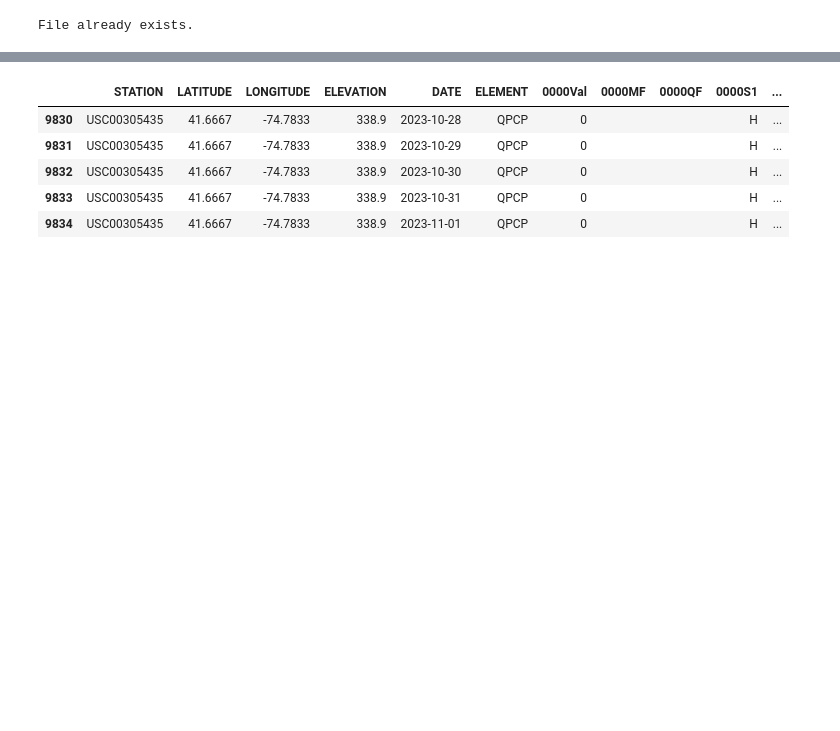
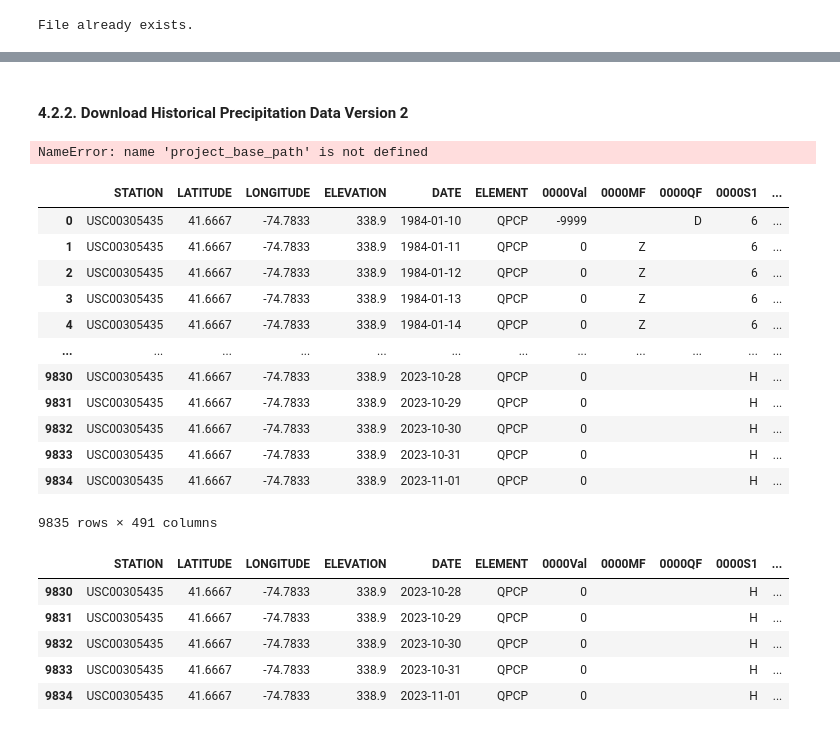
Before and after one commit to vpalvesalan/Unit-Hydrograph-Model, a Jupyter notebook: notebooks/data download/data_download.ipynb, the cells around one changed output, grey strips where cells are left out. Drawn from its saved outputs; the diff is of its cells as text; code cells hidden in the pictures; blank space fills up the shorter version.

Commit message:
Download precip historical data

```diff
--- a/notebooks/data download/data_download.ipynb
+++ b/notebooks/data download/data_download.ipynb
@@ -432,2 +480,28 @@ File already exists.
+# %% [markdown]
+#### 4.2.2. Download Historical Precipitation Data Version 2
+# %%
+# Load metada for historical precipitation file version 2
+precip_v2_metada_path = project_base_path / 'data/clean/json/precip_stations_v2_codes.json'
+with open(precip_v2_metada_path, 'r') as file:
+    precip_v2_metada = json.load(file)
+precip_v2_metada
+# %% [output]
+NameError: name 'project_base_path' is not defined
 # %%
 USC00305435 = pd.read_csv('https://www1.ncdc.noaa.gov/pub/data/hpd/auto/v2/beta/15min/all_csv/USC00305435.15m.csv')
+# %%
+USC00305435
+# %% [output]
+|  | STATION | LATITUDE | LONGITUDE | ELEVATION | DATE | ELEMENT | 0000Val | 0000MF | 0000QF | 0000S1 | ... |
+| 0 | USC00305435 | 41.6667 | -74.7833 | 338.9 | 1984-01-10 | QPCP | -9999 |  | D | 6 | ... |
+| 1 | USC00305435 | 41.6667 | -74.7833 | 338.9 | 1984-01-11 | QPCP | 0 | Z |  | 6 | ... |
+| 2 | USC00305435 | 41.6667 | -74.7833 | 338.9 | 1984-01-12 | QPCP | 0 | Z |  | 6 | ... |
+| 3 | USC00305435 | 41.6667 | -74.7833 | 338.9 | 1984-01-13 | QPCP | 0 | Z |  | 6 | ... |
+| 4 | USC00305435 | 41.6667 | -74.7833 | 338.9 | 1984-01-14 | QPCP | 0 | Z |  | 6 | ... |
+| ... | ... | ... | ... | ... | ... | ... | ... | ... | ... | ... | ... |
+| 9830 | USC00305435 | 41.6667 | -74.7833 | 338.9 | 2023-10-28 | QPCP | 0 |  |  | H | ... |
+| 9831 | USC00305435 | 41.6667 | -74.7833 | 338.9 | 2023-10-29 | QPCP | 0 |  |  | H | ... |
+| 9832 | USC00305435 | 41.6667 | -74.7833 | 338.9 | 2023-10-30 | QPCP | 0 |  |  | H | ... |
+| 9833 | USC00305435 | 41.6667 | -74.7833 | 338.9 | 2023-10-31 | QPCP | 0 |  |  | H | ... |
+| 9834 | USC00305435 | 41.6667 | -74.7833 | 338.9 | 2023-11-01 | QPCP | 0 |  |  | H | ... |
+9835 rows × 491 columns
```
Also changed, not shown: parts of 4 cells of this notebook.
